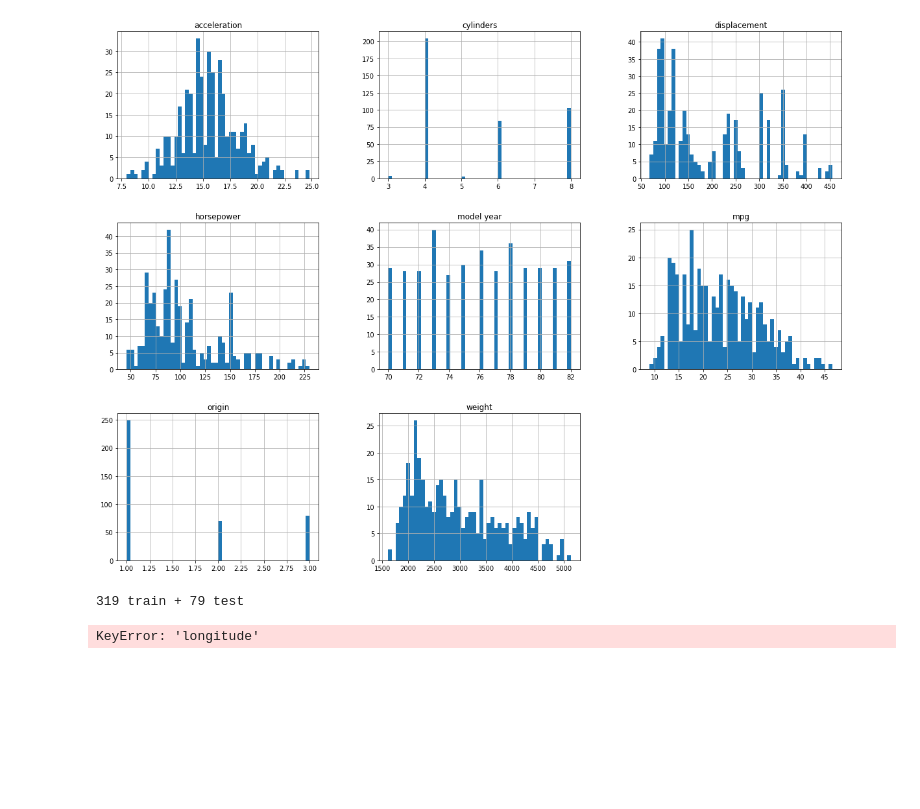
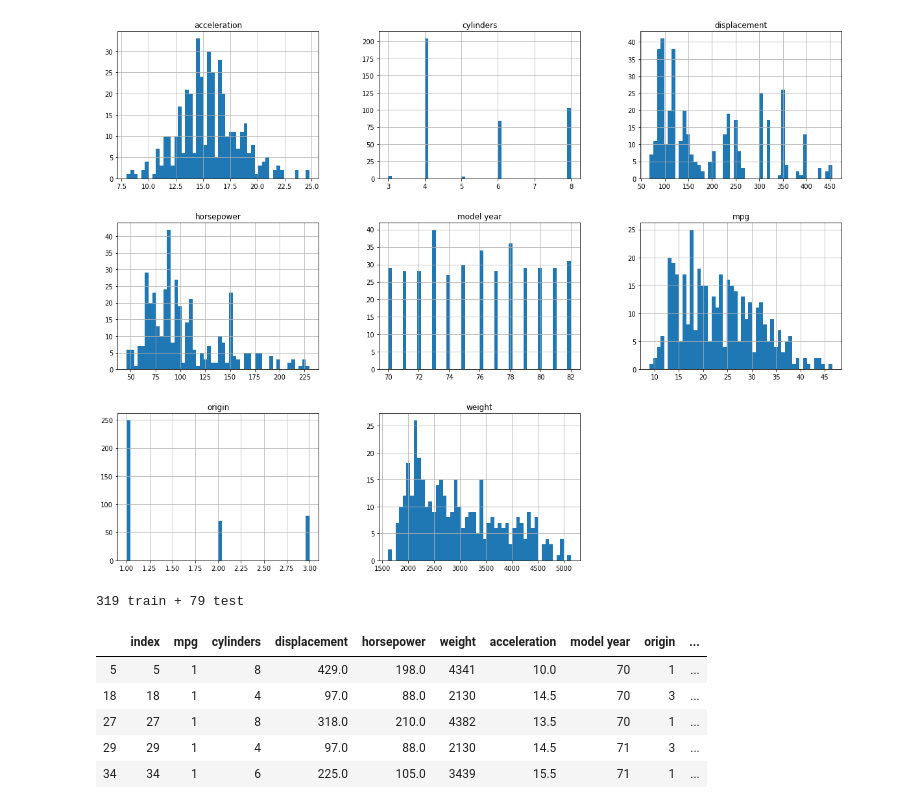
Before and after one commit to DogeFL/machineLearningAssignment1, a Jupyter notebook: miniProject1Notebook.ipynb, the cells around one changed output. Drawn from its saved outputs; the diff is of its cells as text; code cells hidden in the pictures; blank space fills up the shorter version.

```diff
--- a/miniProject1Notebook.ipynb
+++ b/miniProject1Notebook.ipynb
@@ -136,7 +150,13 @@ mpg_data_with_id = mpg_data.reset_index()
 train_set, test_set = split_train_test_by_id(mpg_data_with_id, 0.2, "index")
 # %%
 # Combine index column with stable data column (needs to be chosen)
-mpg_data_with_id["id"] = mpg_data["longitude"] * 1000 + mpg_data["latitude"]
+mpg_data_with_id["id"] = mpg_data["cylinders"] *  mpg_data["acceleration"]* mpg_data["displacement"]/1000
 train_set, test_set = split_train_test_by_id(mpg_data_with_id, 0.2, "id")
+test_set.head()
 # %% [output]
-KeyError: 'longitude'
+|  | index | mpg | cylinders | displacement | horsepower | weight | acceleration | model year | origin | ... |
+| 5 | 5 | 1 | 8 | 429.0 | 198.0 | 4341 | 10.0 | 70 | 1 | ... |
+| 18 | 18 | 1 | 4 | 97.0 | 88.0 | 2130 | 14.5 | 70 | 3 | ... |
+| 27 | 27 | 1 | 8 | 318.0 | 210.0 | 4382 | 13.5 | 70 | 1 | ... |
+| 29 | 29 | 1 | 4 | 97.0 | 88.0 | 2130 | 14.5 | 71 | 3 | ... |
+| 34 | 34 | 1 | 6 | 225.0 | 105.0 | 3439 | 15.5 | 71 | 1 | ... |
```
Also changed, not shown: parts of 12 cells of this notebook.
